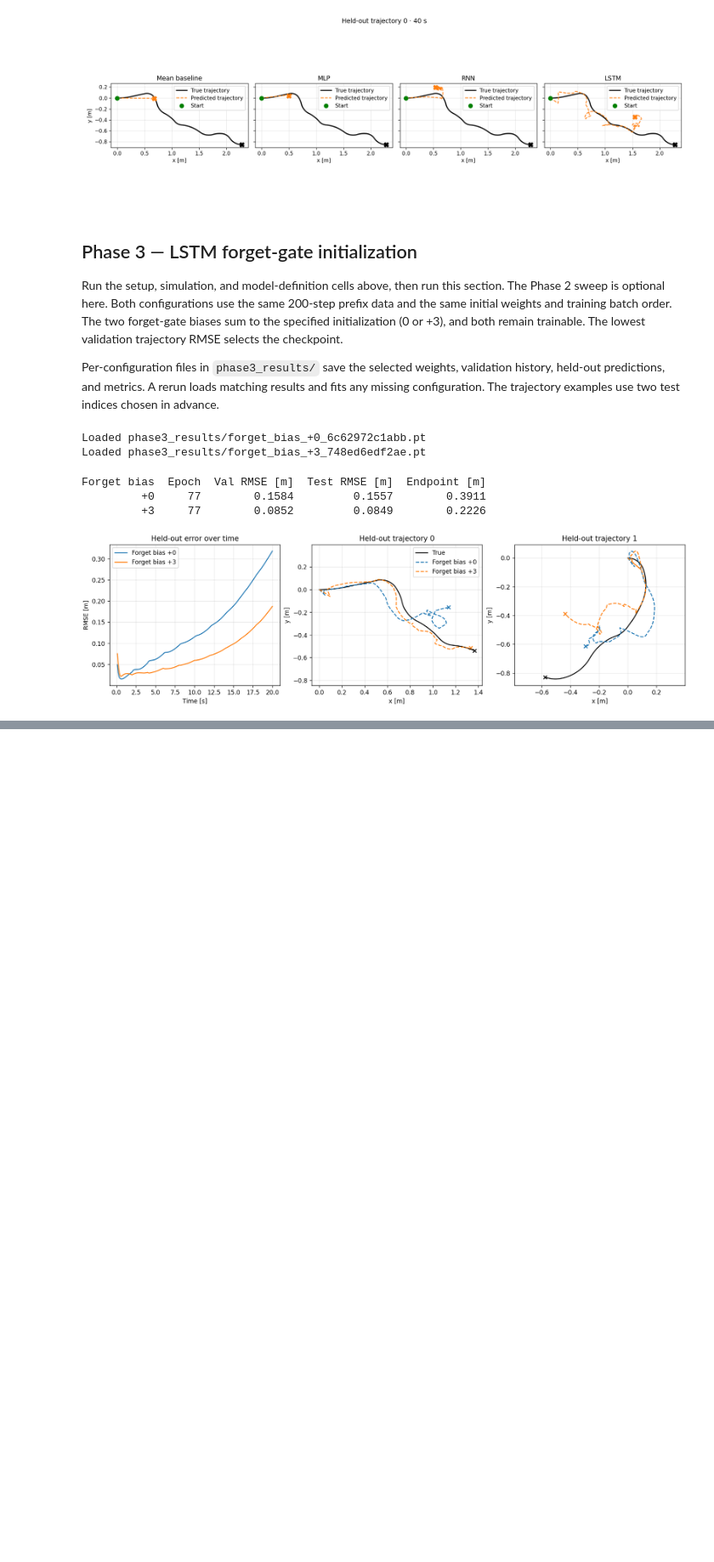
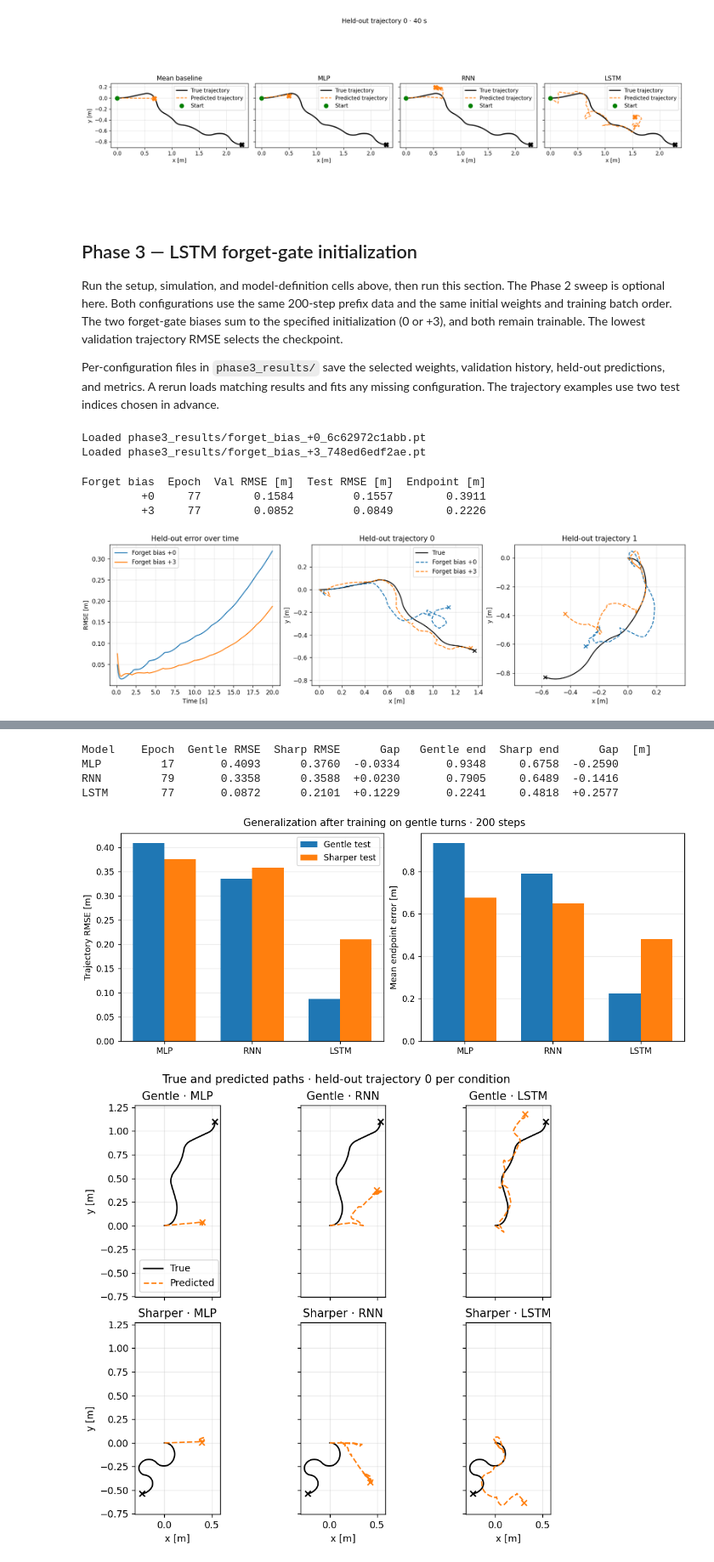
Before and after one commit to LUT-Advanced-Data-Analysis-ML/Period-2-Workshop-1, a Jupyter notebook: workshop-4-skeleton.ipynb, the cells around one changed output, grey strips where cells are left out. Shown at 85% size. Cells and saved outputs as stored; diff of their text form; code cells hidden in the pictures; blank space fills up the shorter version.

Commit message:
Step 4

```diff
--- a/workshop-4-skeleton.ipynb
+++ b/workshop-4-skeleton.ipynb
@@ -289,6 +291,12 @@ def trajectory_metrics(prediction, target):
     rmse = error.square().mean().sqrt().item()
     endpoint_error = error[:, -1].norm(dim=-1).mean().item()
     return rmse, endpoint_error
+
+
+@torch.no_grad()
+def predict_trajectories(model, inputs, *, batch_size, device):
+    model.eval()
+    return torch.cat([model(batch.to(device)).cpu() for batch in inputs.split(batch_size)])
 
 
 def fit_trajectory_model(
@@ -371,10 +379,7 @@ def fit_trajectory_model(
     if best_weights is None:
         raise RuntimeError(f"No finite validation RMSE for {label}")
     model.load_state_dict(best_weights)
-    with torch.no_grad():
-        prediction = torch.cat([
-            model(X_batch.to(device)).cpu() for X_batch in X_test.split(batch_size)
-        ])
+    prediction = predict_trajectories(model, X_test, batch_size=batch_size, device=device)
 
     test_rmse, endpoint_error = trajectory_metrics(prediction, y_test)
     print(f"Selected epoch: {best_epoch} (validation RMSE: {best_val_rmse:.4f} m)")
@@ -704,0 +842,62 @@ Forget bias  Epoch  Val RMSE [m]  Test RMSE [m]  Endpoint [m]
+# %%
+print(f"{'Model':<8} {'Epoch':>5} {'Gentle RMSE':>12} {'Sharp RMSE':>11} {'Gap':>8}  "
+      f"{'Gentle end':>11} {'Sharp end':>10} {'Gap':>8}  [m]")
+for name, result in turn_results.items():
+    gentle = result["evaluations"]["Gentle"]
+    sharp = result["evaluations"]["Sharper"]
+    print(f"{name:<8} {result['selected_epoch']:>5} "
+          f"{gentle['trajectory_rmse']:>12.4f} {sharp['trajectory_rmse']:>11.4f} "
+          f"{sharp['trajectory_rmse'] - gentle['trajectory_rmse']:>+8.4f}  "
+          f"{gentle['endpoint_error']:>11.4f} {sharp['endpoint_error']:>10.4f} "
+          f"{sharp['endpoint_error'] - gentle['endpoint_error']:>+8.4f}")
+
+fig, axes = plt.subplots(1, 2, figsize=(10, 4), layout="constrained")
+models = list(turn_results)
+positions = np.arange(len(models))
+for axis, metric, ylabel in [
+    (axes[0], "trajectory_rmse", "Trajectory RMSE [m]"),
+    (axes[1], "endpoint_error", "Mean endpoint error [m]"),
+]:
+    for condition, offset in [("Gentle", -0.18), ("Sharper", 0.18)]:
+        values = [turn_results[name]["evaluations"][condition][metric] for name in models]
+        axis.bar(positions + offset, values, width=0.36, label=f"{condition} test")
+    axis.set_xticks(positions, models)
+    axis.set_ylabel(ylabel)
+    axis.grid(axis="y", alpha=0.25)
+    axis.set_axisbelow(True)
+axes[0].legend()
+fig.suptitle("Generalization after training on gentle turns · 200 steps")
+plt.show()
+
+example_index = 0
+fig, axes = plt.subplots(
+    len(turn_tests), len(models), figsize=(7.5, 7), sharex=True, sharey=True, layout="constrained",
+)
+for row, (condition, (_, _, poses)) in enumerate(turn_tests.items()):
+    true_path = poses[example_index, :, :2]
+    for column, name in enumerate(models):
+        axis = axes[row, column]
+        prediction = turn_results[name]["evaluations"][condition]["prediction"][example_index]
+        predicted_path = np.vstack([true_path[:1], prediction.numpy()])
+        axis.plot(*true_path.T, color="black", label="True")
+        axis.plot(*predicted_path.T, "--", color="tab:orange", label="Predicted")
+        axis.scatter(*true_path[-1], marker="x", color="black")
+        axis.scatter(*predicted_path[-1], marker="x", color="tab:orange")
+        axis.set_title(f"{condition} · {name}")
+        axis.set_aspect("equal", adjustable="box")
+        axis.grid(alpha=0.25)
+        if row == len(turn_tests) - 1:
+            axis.set_xlabel("x [m]")
+        if column == 0:
+            axis.set_ylabel("y [m]")
+
+axes[0, 0].legend()
+fig.suptitle(f"True and predicted paths · held-out trajectory {example_index} per condition")
+plt.show()
+# %% [output]
+Model    Epoch  Gentle RMSE  Sharp RMSE      Gap   Gentle end  Sharp end      Gap  [m]
+MLP         17       0.4093      0.3760  -0.0334       0.9348     0.6758  -0.2590
+RNN         79       0.3358      0.3588  +0.0230       0.7905     0.6489  -0.1416
+LSTM        77       0.0872      0.2101  +0.1229       0.2241     0.4818  +0.2577
+[figure, added]
+[figure, added]
```
Also changed, not shown: parts of 4 cells of this notebook, 3 other files.
